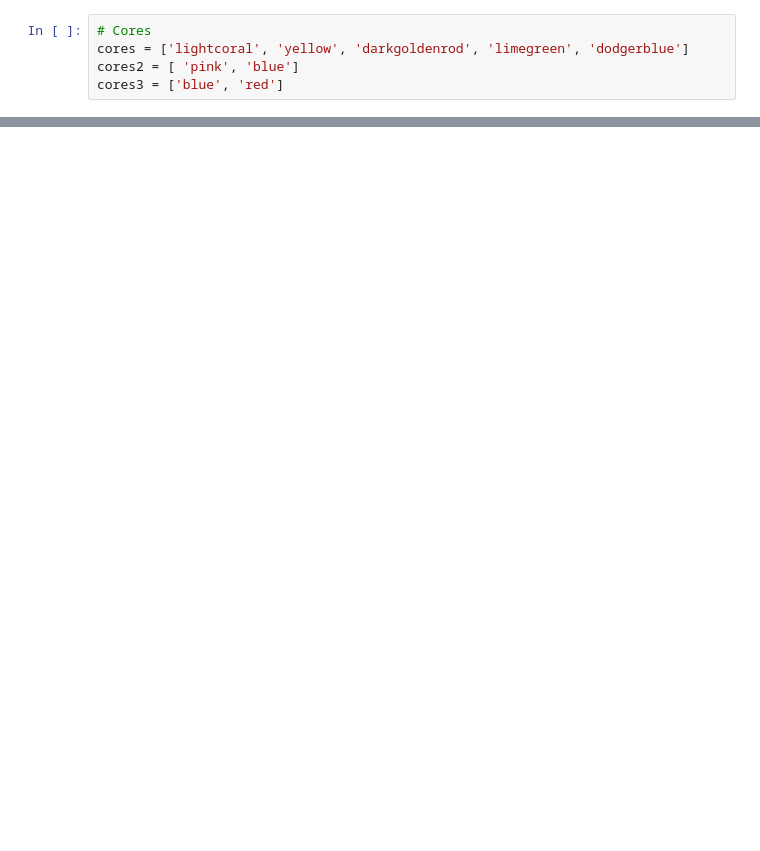
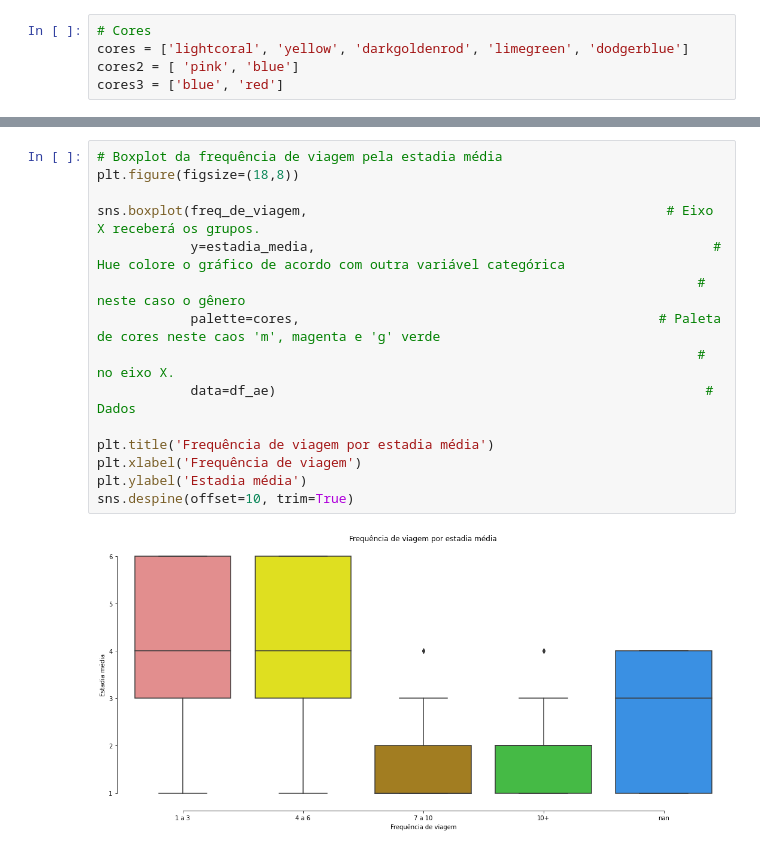
Before and after one commit to pmahfuz/Jr_hotelaria, a Jupyter notebook: Analise_base.ipynb, the cells around one changed output, grey strips where cells are left out. Saved outputs shown, nothing was run; the diff lists cells and outputs as text; blank space fills up the shorter version.

```diff
--- a/Analise_base.ipynb
+++ b/Analise_base.ipynb
@@ -177,0 +196,17 @@ plt.show()
+# %%
+# Boxplot da frequência de viagem pela estadia média
+plt.figure(figsize=(18,8))
+
+sns.boxplot(freq_de_viagem,                                              # Eixo X receberá os grupos.
+            y=estadia_media,                                                   # Hue colore o gráfico de acordo com outra variável categórica
+                                                                             # neste caso o gênero
+            palette=cores,                                              # Paleta de cores neste caos 'm', magenta e 'g' verde
+                                                                             # no eixo X.
+            data=df_ae)                                                       # Dados
+
+plt.title('Frequência de viagem por estadia média')
+plt.xlabel('Frequência de viagem')
+plt.ylabel('Estadia média')
+sns.despine(offset=10, trim=True)
+# %% [output]
+[figure, added]
```
Also changed, not shown: parts of 11 cells of this notebook.
